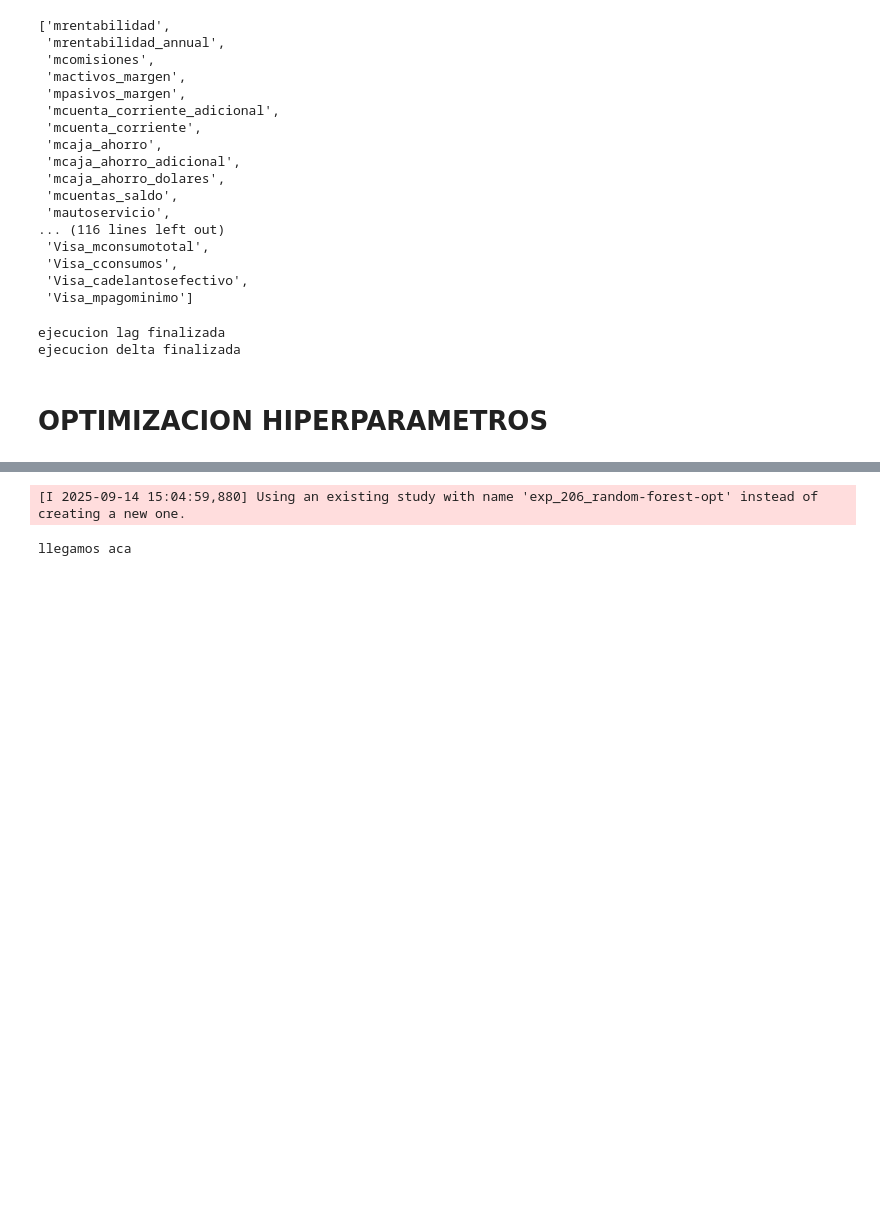
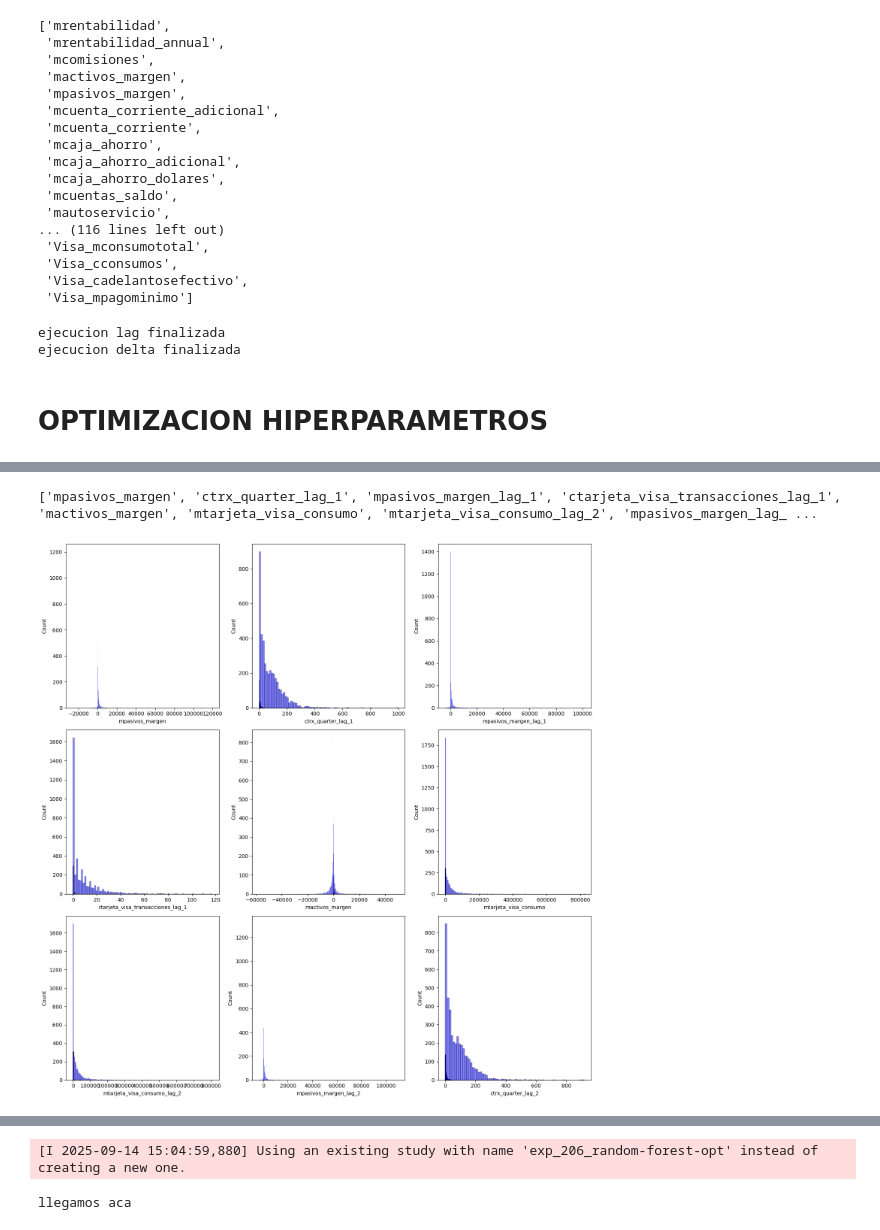
Before and after one commit to CLCHRISLOMBARDO/bank-churn-prediction, a Jupyter notebook: segmentacion.ipynb, the cells around one changed output, grey strips where cells are left out. Drawn from its saved outputs; the diff is of its cells as text; code cells hidden in the pictures; blank space fills up the shorter version.

```diff
--- a/segmentacion.ipynb
+++ b/segmentacion.ipynb
@@ -84,0 +252,16 @@ y_train = df["clase_ternaria"].copy()
+# %%
+important_features_by_cluster = {}
+cluster_series_aligned = pd.Series(clusters, index=X_train_rf.index)
+for cluster in sorted(np.unique(clusters)):
+    print(f"Training model for Cluster {cluster} vs. Rest...")
+    y_binary = (cluster_series_aligned == cluster).astype(int)
+
+    model = RandomForestClassifier(n_estimators=100, random_state=17, class_weight='balanced') # Added class_weight for imbalanced data
+    model.fit(Xtrain_rf_imp, y_binary)
+
+    importances = model.feature_importances_
+    feature_names = X_train_rf.columns
+
+    indices = np.argsort(importances)[::-1]
+
+    important_features_by_cluster[cluster] = [feature_names[i] for i in indices]
@@ -84,0 +284,26 @@ y_train = df["clase_ternaria"].copy()
+# %%
+print(important_features_by_cluster[7][:10])
+# %% [output]
+['mpasivos_margen', 'ctrx_quarter_lag_1', 'mpasivos_margen_lag_1', 'ctarjeta_visa_transacciones_lag_1', 'mactivos_margen', 'mtarjeta_visa_consumo', 'mtarjeta_visa_consumo_lag_2', 'mpasivos_margen_lag_ ...
+# %%
+import seaborn as sns
+fig,axes=plt.subplots(3,3,figsize=(15,15))
+target_cluster=7
+axes=axes.flatten()
+for i,c in enumerate(important_features_by_cluster[7][:9]):
+    ax=axes[i]
+    cluster_series_aligned = pd.DataFrame(clusters,columns=["cluster"], index=X_train_rf.index)
+    variable_data = X_train_rf[[c]]
+    target_cluster_indices = cluster_series_aligned[cluster_series_aligned["cluster"] == target_cluster].index
+    target_cluster_data = variable_data.loc[target_cluster_indices]
+
+    rest_indices = cluster_series_aligned[cluster_series_aligned != target_cluster].index
+    rest_data = variable_data.loc[rest_indices]
+
+    sns.histplot(data=target_cluster_data,x=c ,color="red",alpha=0.5,ax=ax)
+    sns.histplot(data=rest_data,x=c,color="blue",alpha=0.5 ,ax=ax)
+
+plt.tight_layout()
+plt.show()
+# %% [output]
+[figure, added]
```
Also changed, not shown: parts of 28 cells of this notebook, 6 other files.
